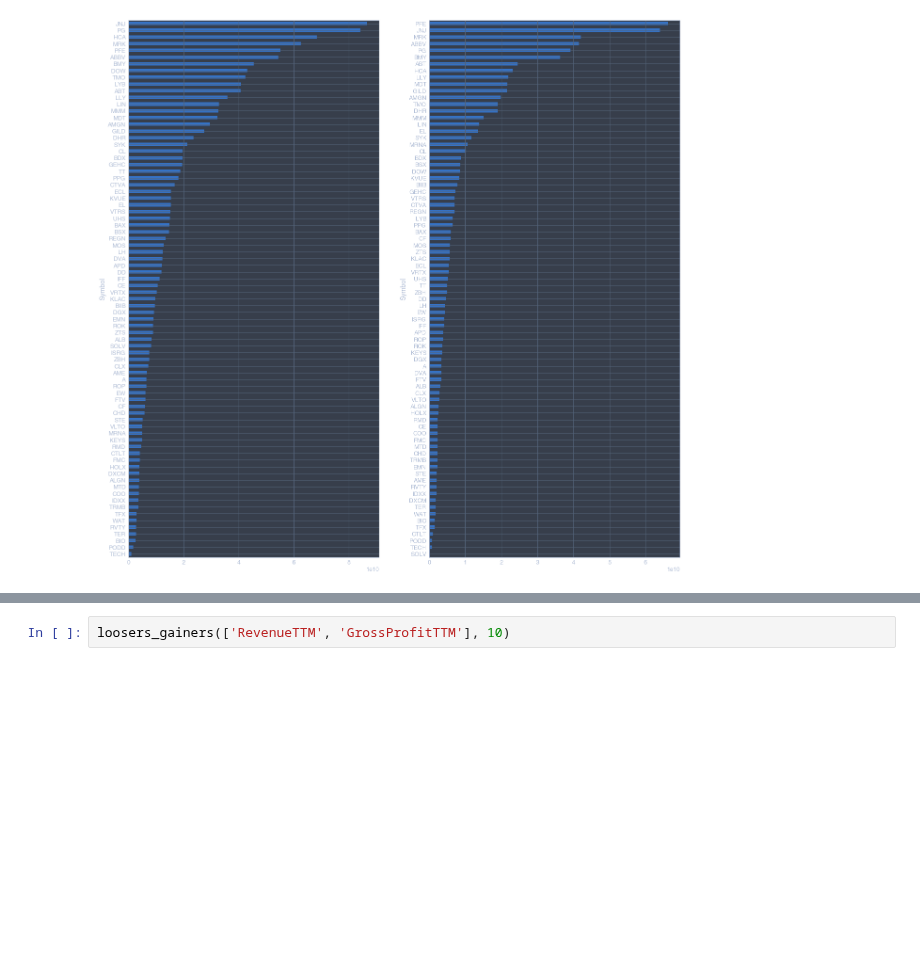
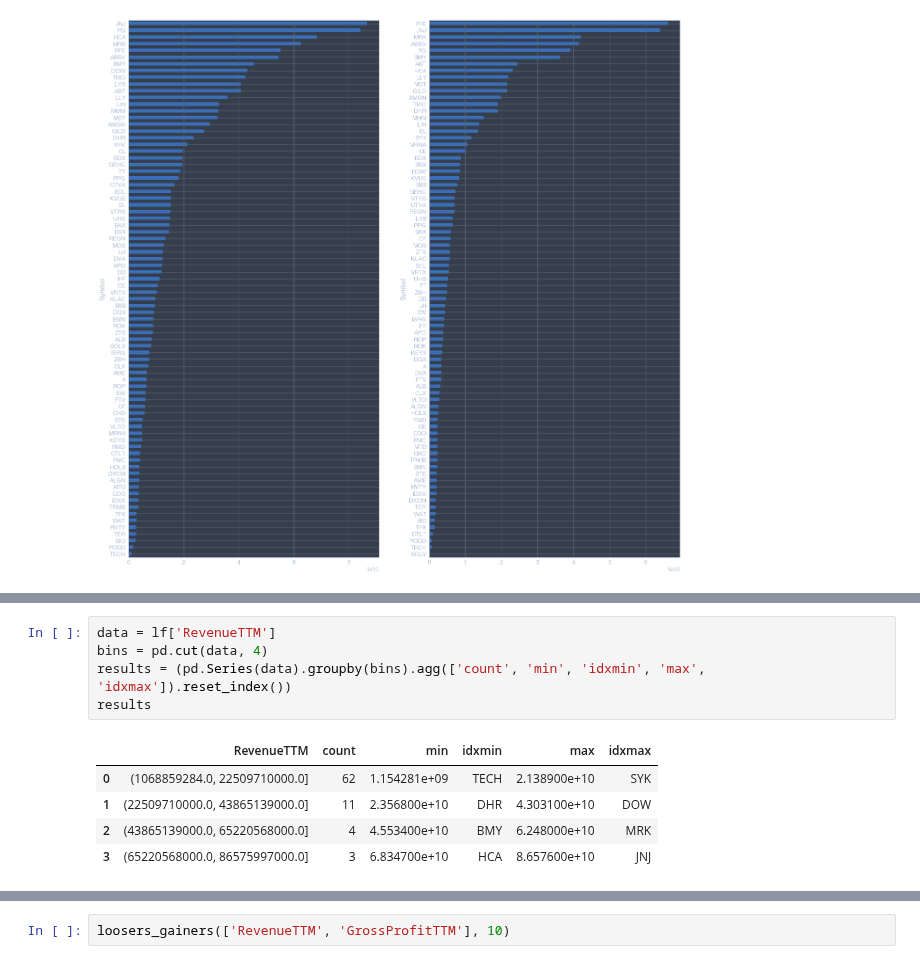
Before and after one commit to fadeeva/stock_market_research, a Jupyter notebook: Portfolio/Search_Review/Sectors_review/LIFE_SCIENCES.ipynb, the cells around one changed output, grey strips where cells are left out. Cells and saved outputs as stored; diff of their text form; blank space fills up the shorter version.

```diff
--- a/Portfolio/Search_Review/Sectors_review/LIFE_SCIENCES.ipynb
+++ b/Portfolio/Search_Review/Sectors_review/LIFE_SCIENCES.ipynb
@@ -281,0 +289,11 @@ lf.sort_values('GrossProfitTTM', ascending=False)['GrossProfitTTM'].plot(kind='b
+# %%
+data = lf['RevenueTTM']
+bins = pd.cut(data, 4)
+results = (pd.Series(data).groupby(bins).agg(['count', 'min', 'idxmin', 'max', 'idxmax']).reset_index())
+results
+# %% [output]
+|  | RevenueTTM | count | min | idxmin | max | idxmax |
+| 0 | (1068859284.0, 22509710000.0] | 62 | 1.154281e+09 | TECH | 2.138900e+10 | SYK |
+| 1 | (22509710000.0, 43865139000.0] | 11 | 2.356800e+10 | DHR | 4.303100e+10 | DOW |
+| 2 | (43865139000.0, 65220568000.0] | 4 | 4.553400e+10 | BMY | 6.248000e+10 | MRK |
+| 3 | (65220568000.0, 86575997000.0] | 3 | 6.834700e+10 | HCA | 8.657600e+10 | JNJ |
```
Also changed, not shown: parts of 5 cells of this notebook.
